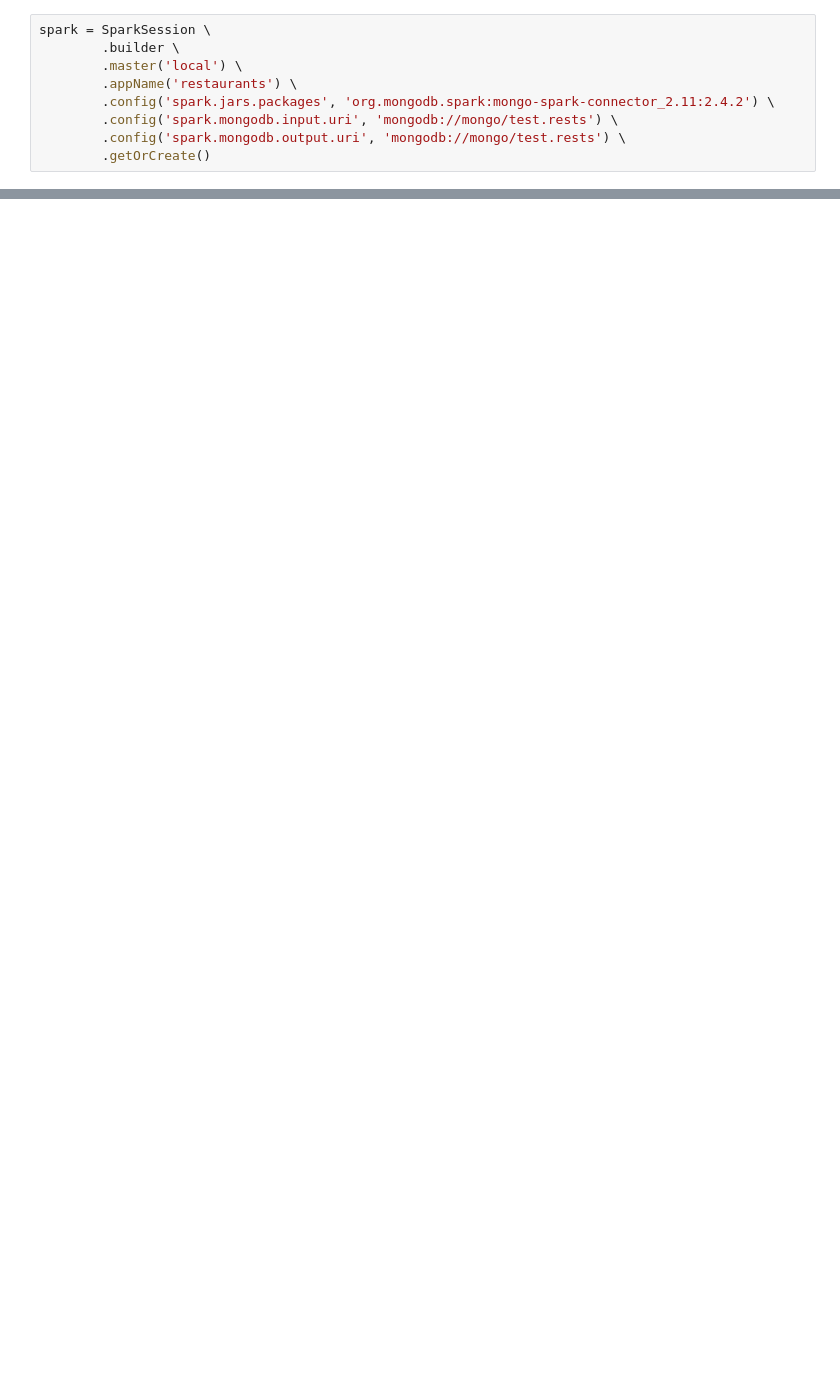
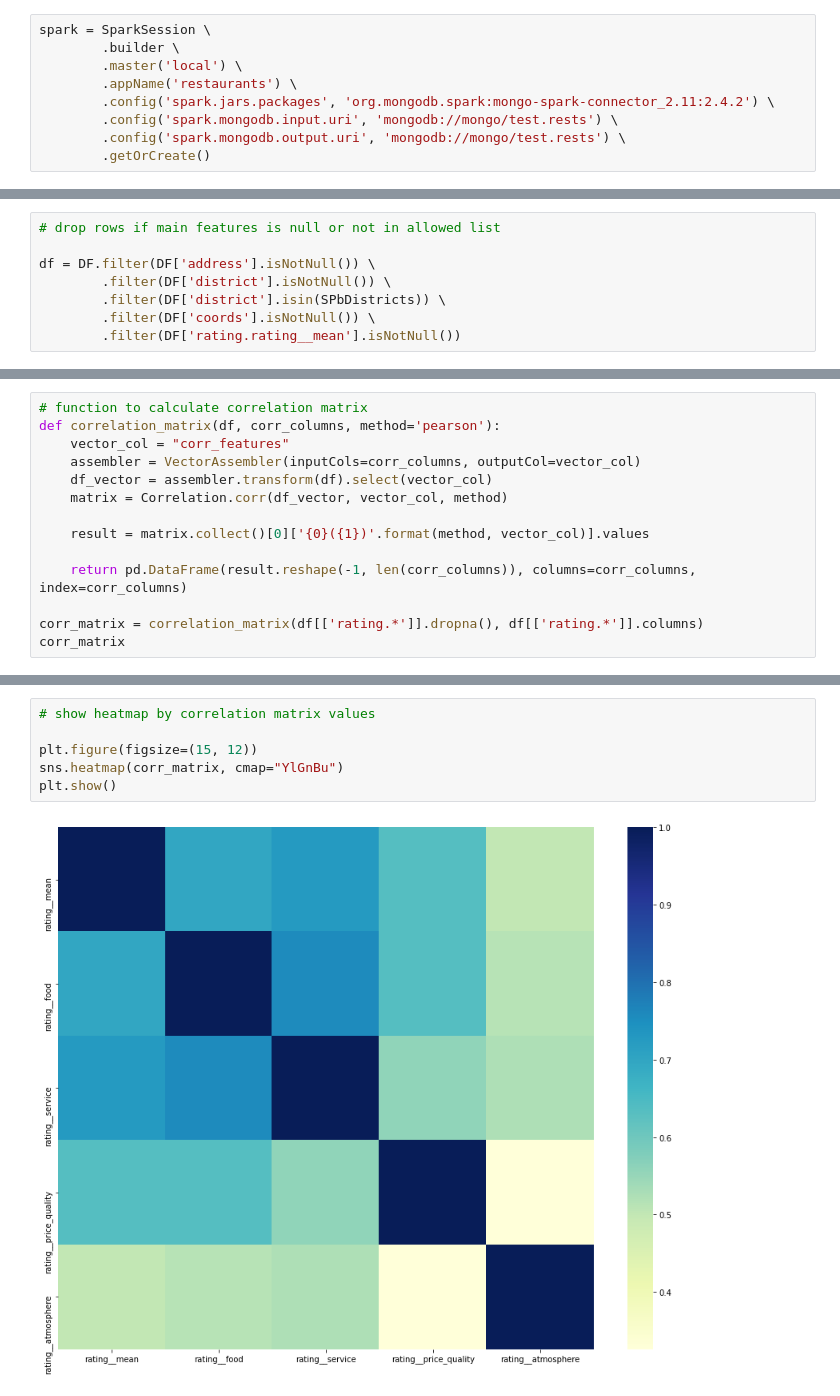
Before and after one commit to ValeryVolokha/SPbRestaurantsAnalyticalProject, a Jupyter notebook: analysis.ipynb, the cells around one changed output, grey strips where cells are left out. Saved outputs shown, nothing was run; the diff lists cells and outputs as text; blank space fills up the shorter version.

Commit message:
add .json file with data, small fixes, core code in notebook

```diff
--- a/analysis.ipynb
+++ b/analysis.ipynb
@@ -99,0 +68,8 @@ only showing top 20 rows
+# %%
+# drop rows if main features is null or not in allowed list
+
+df = DF.filter(DF['address'].isNotNull()) \
+        .filter(DF['district'].isNotNull()) \
+        .filter(DF['district'].isin(SPbDistricts)) \
+        .filter(DF['coords'].isNotNull()) \
+        .filter(DF['rating.rating__mean'].isNotNull())
@@ -99,0 +330,14 @@ only showing top 20 rows
+# %%
+# function to calculate correlation matrix
+def correlation_matrix(df, corr_columns, method='pearson'):
+    vector_col = "corr_features"
+    assembler = VectorAssembler(inputCols=corr_columns, outputCol=vector_col)
+    df_vector = assembler.transform(df).select(vector_col)
+    matrix = Correlation.corr(df_vector, vector_col, method)
+
+    result = matrix.collect()[0]['{0}({1})'.format(method, vector_col)].values
+
+    return pd.DataFrame(result.reshape(-1, len(corr_columns)), columns=corr_columns, index=corr_columns)
+
+corr_matrix = correlation_matrix(df[['rating.*']].dropna(), df[['rating.*']].columns)
+corr_matrix
@@ -99,0 +351,8 @@ only showing top 20 rows
+# %%
+# show heatmap by correlation matrix values
+
+plt.figure(figsize=(15, 12))
+sns.heatmap(corr_matrix, cmap="YlGnBu")
+plt.show()
+# %% [output]
+[figure, added]
```
Also changed, not shown: parts of 29 cells of this notebook, 3 other files.
